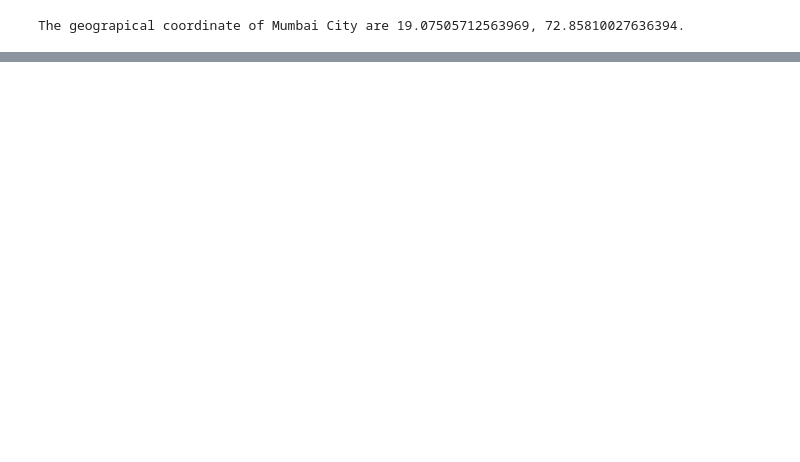
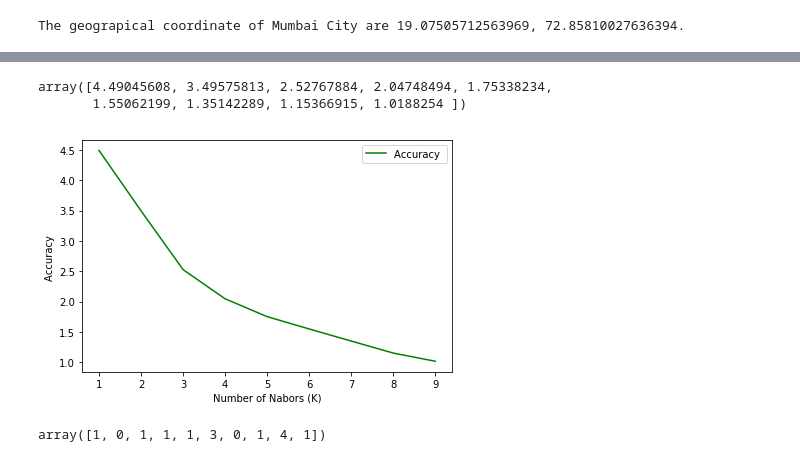
Before and after one commit to pratapvb/Coursera_Capstone, a Jupyter notebook: BattleofNeighbouhoods.ipynb, the cells around one changed output, grey strips where cells are left out. Cells and saved outputs as stored; diff of their text form; code cells hidden in the pictures; blank space fills up the shorter version.

```diff
--- a/BattleofNeighbouhoods.ipynb
+++ b/BattleofNeighbouhoods.ipynb
@@ -168,0 +233,5 @@ map_mumbai
+# %%
+mumbai_venues = getNearbyVenues(names=neighborhoods['Ward'],
+                                   latitudes=neighborhoods['Latitude'],
+                                   longitudes=neighborhoods['Longitude']
+                                  )
@@ -168,0 +292,12 @@ map_mumbai
+# %%
+# one hot encoding
+mumbai_onehot = pd.get_dummies(mumbai_venues[['Venue Category']], prefix="", prefix_sep="")
+
+# add neighborhood column back to dataframe
+mumbai_onehot['Ward'] = mumbai_venues['Ward']
+
+# move neighborhood column to the first column
+fixed_columns = [mumbai_onehot.columns[-1]] + list(mumbai_onehot.columns[:-1])
+mumbai_onehot = mumbai_onehot[fixed_columns]
+
+mumbai_onehot.head()
@@ -168,0 +315,3 @@ map_mumbai
+# %%
+mumbai_grouped = mumbai_onehot.groupby('Ward').mean().reset_index()
+mumbai_grouped
@@ -168,0 +404,40 @@ map_mumbai
+# %%
+mumbai_grouped_clustering = mumbai_grouped.drop('Ward', 1)
+Ks = 10
+mean_acc = np.zeros((Ks-1))
+std_acc = np.zeros((Ks-1))
+ConfustionMx = [];
+for n in range(1,Ks):
+
+    #Train Model and Predict
+    kmeans = KMeans(n_clusters=n, random_state=0).fit(mumbai_grouped_clustering)
+    mean_acc[n-1] = kmeans.inertia_   #kmeans.score(mumbai_grouped_clustering)
+
+
+mean_acc
+# %% [output]
+array([4.49045608, 3.49575813, 2.52767884, 2.04748494, 1.75338234,
+       1.55062199, 1.35142289, 1.15366915, 1.0188254 ])
+# %%
+plt.plot(range(1,Ks),mean_acc,'g')
+#plt.fill_between(range(1,Ks),mean_acc - 1 * std_acc,mean_acc + 1 * std_acc, alpha=0.10)
+plt.legend(('Accuracy ', '+/- 3xstd'))
+plt.ylabel('Accuracy ')
+plt.xlabel('Number of Nabors (K)')
+plt.tight_layout()
+plt.show()
+# %% [output]
+[figure, added]
+# %%
+# set number of clusters to 5 based on elbow
+kclusters = 5
+
+mumbai_grouped_clustering = mumbai_grouped.drop('Ward', 1)
+
+# run k-means clustering
+kmeans = KMeans(n_clusters=kclusters, random_state=0).fit(mumbai_grouped_clustering)
+
+# check cluster labels generated for each row in the dataframe
+kmeans.labels_[0:10]
+# %% [output]
+array([1, 0, 1, 1, 1, 3, 0, 1, 4, 1])
```
Also changed, not shown: parts of 46 cells of this notebook, 2 other files.
